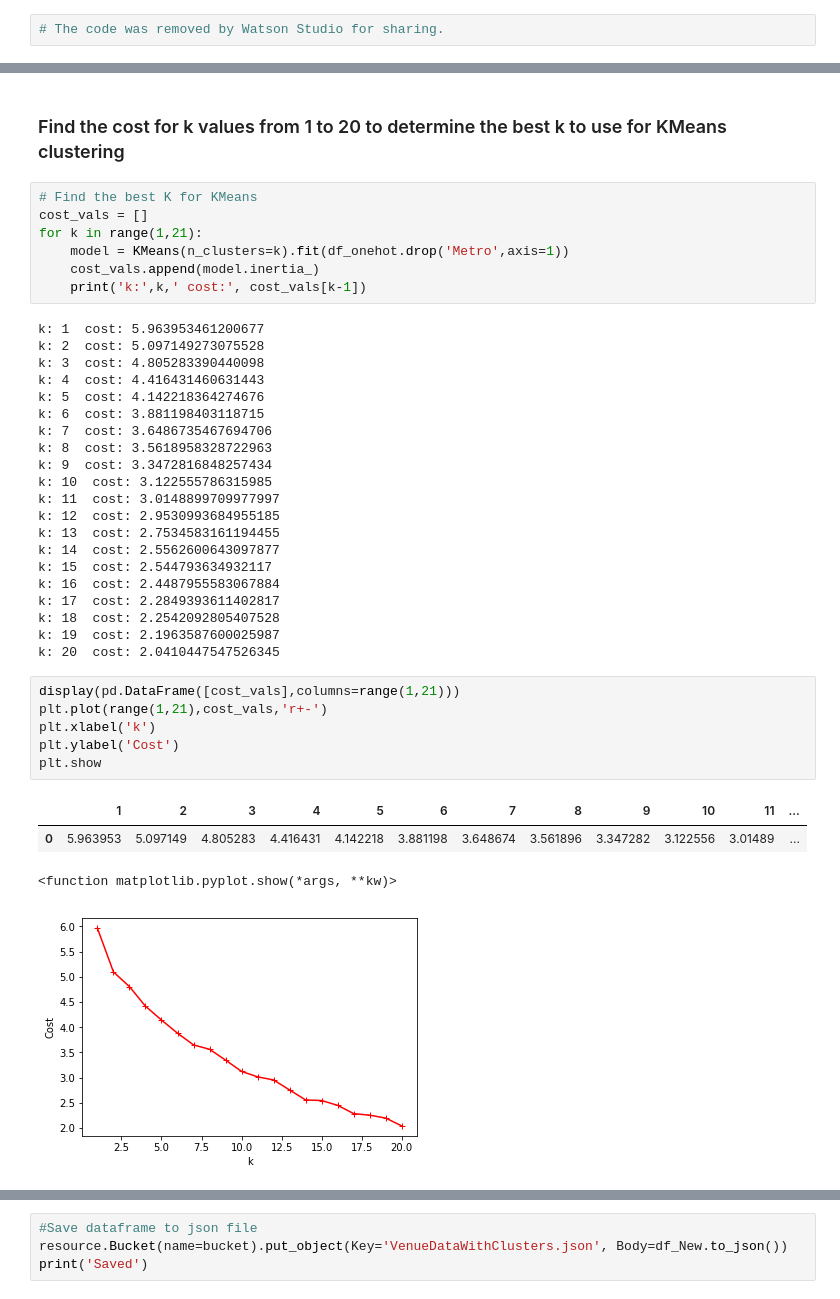
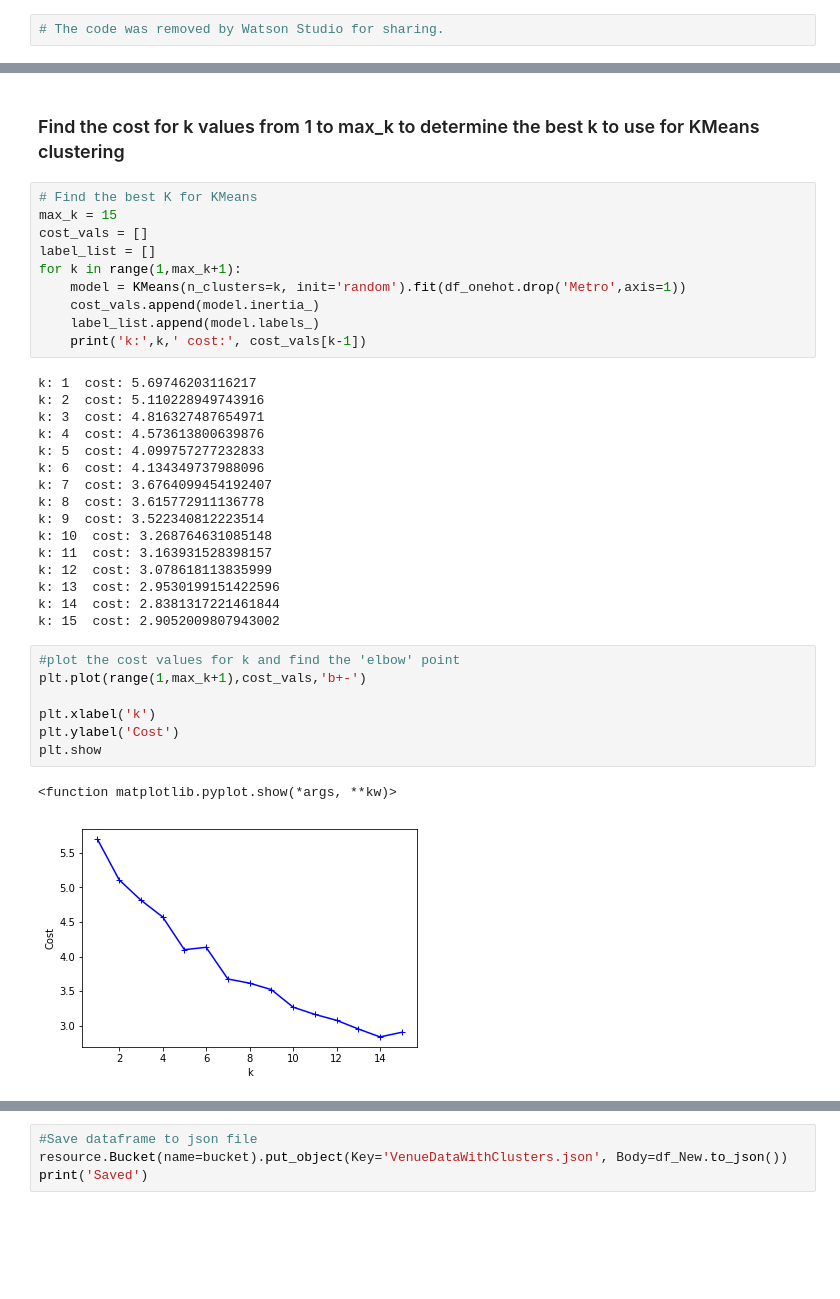
Before and after one commit to KathrynDH/Battle-of-the-Neighborhoods-FinalProject, a Jupyter notebook: Cluster Metro Areas.ipynb, the cells around one changed output, grey strips where cells are left out. Cells and saved outputs as stored; diff of their text form; blank space fills up the shorter version.

```diff
--- a/Cluster Metro Areas.ipynb
+++ b/Cluster Metro Areas.ipynb
@@ -60,43 +61,40 @@ df_onehot.head()
 # %% [markdown]
-### Find the cost for k values from 1 to 20 to determine the best k to use for KMeans clustering
+### Find the cost for k values from 1 to max_k to determine the best k to use for KMeans clustering
 # %%
 # Find the best K for KMeans
+max_k = 15
 cost_vals = []
-for k in range(1,21):
-    model = KMeans(n_clusters=k).fit(df_onehot.drop('Metro',axis=1))
+label_list = []
+for k in range(1,max_k+1):
+    model = KMeans(n_clusters=k, init='random').fit(df_onehot.drop('Metro',axis=1))
     cost_vals.append(model.inertia_)
+    label_list.append(model.labels_)
     print('k:',k,' cost:', cost_vals[k-1])
 # %% [output]
-k: 1  cost: 5.963953461200677
-k: 2  cost: 5.097149273075528
-k: 3  cost: 4.805283390440098
-k: 4  cost: 4.416431460631443
-k: 5  cost: 4.142218364274676
-k: 6  cost: 3.881198403118715
-k: 7  cost: 3.6486735467694706
-k: 8  cost: 3.5618958328722963
-k: 9  cost: 3.3472816848257434
-k: 10  cost: 3.122555786315985
-k: 11  cost: 3.0148899709977997
-k: 12  cost: 2.9530993684955185
-k: 13  cost: 2.7534583161194455
-k: 14  cost: 2.5562600643097877
-k: 15  cost: 2.544793634932117
-k: 16  cost: 2.4487955583067884
-k: 17  cost: 2.2849393611402817
-k: 18  cost: 2.2542092805407528
-k: 19  cost: 2.1963587600025987
-k: 20  cost: 2.0410447547526345
+k: 1  cost: 5.69746203116217
+k: 2  cost: 5.110228949743916
+k: 3  cost: 4.816327487654971
+k: 4  cost: 4.573613800639876
+k: 5  cost: 4.099757277232833
+k: 6  cost: 4.134349737988096
+k: 7  cost: 3.6764099454192407
+k: 8  cost: 3.615772911136778
+k: 9  cost: 3.522340812223514
+k: 10  cost: 3.268764631085148
+k: 11  cost: 3.163931528398157
+k: 12  cost: 3.078618113835999
+k: 13  cost: 2.9530199151422596
+k: 14  cost: 2.8381317221461844
+k: 15  cost: 2.9052009807943002
 # %%
-display(pd.DataFrame([cost_vals],columns=range(1,21)))
-plt.plot(range(1,21),cost_vals,'r+-')
+#plot the cost values for k and find the 'elbow' point
+plt.plot(range(1,max_k+1),cost_vals,'b+-')
+
 plt.xlabel('k')
 plt.ylabel('Cost')
 plt.show
 # %% [output]
-|  | 1 | 2 | 3 | 4 | 5 | 6 | 7 | 8 | 9 | 10 | 11 | ... |
-| 0 | 5.963953 | 5.097149 | 4.805283 | 4.416431 | 4.142218 | 3.881198 | 3.648674 | 3.561896 | 3.347282 | 3.122556 | 3.01489 | ... |
 <function matplotlib.pyplot.show(*args, **kw)>
-[figure, old version]
+[figure, new version]
 # %% [markdown]
 There does not appear to be a clear 'elbow' in the graph. We are looking for a k value where the rate of decreasing cost slows down significantly.
```
Also changed, not shown: parts of 12 cells of this notebook.
